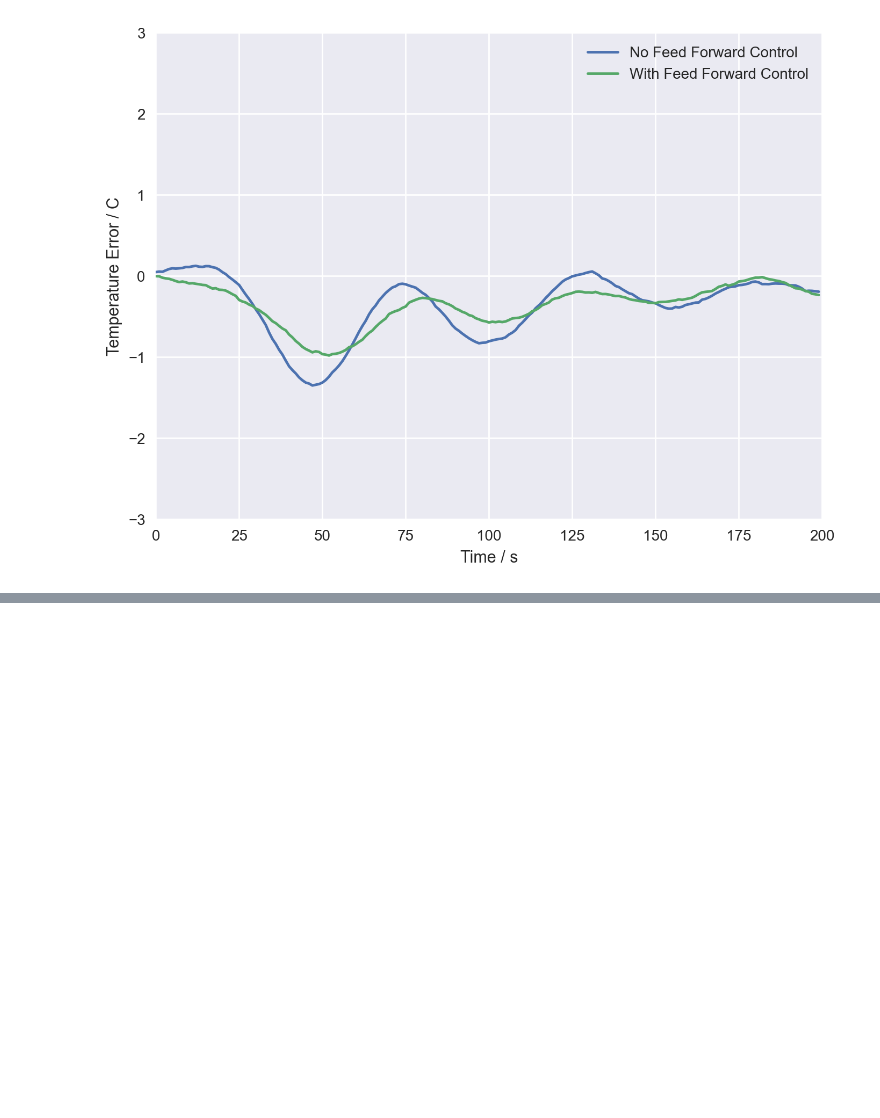
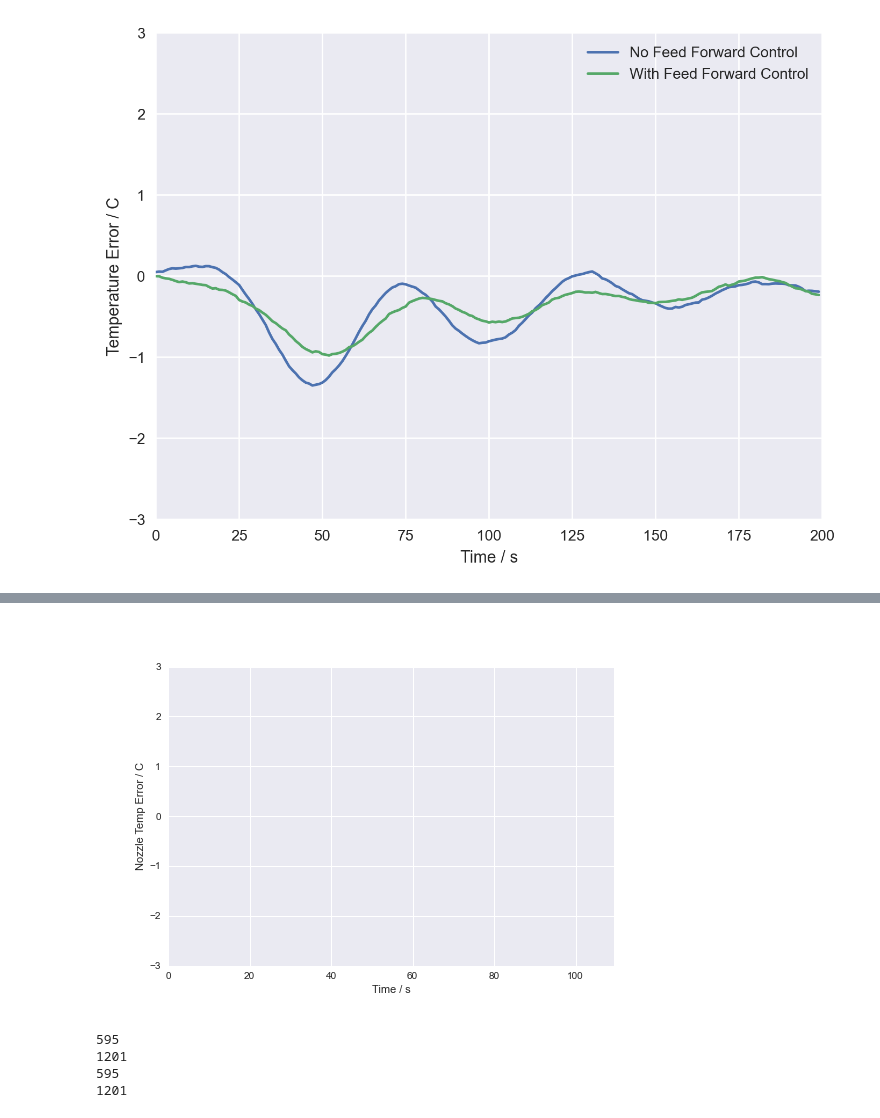
Before and after one commit to Guppy16/3D-printer-control, a Jupyter notebook: plot_analysis.ipynb, the cells around one changed output, grey strips where cells are left out. Saved outputs shown, nothing was run; the diff lists cells and outputs as text; code cells hidden in the pictures; blank space fills up the shorter version.

```diff
--- a/plot_analysis.ipynb
+++ b/plot_analysis.ipynb
@@ -83,0 +84,68 @@ print(np.mean(np.square(TFF)))
+# %%
+# Create an animation of the plots
+
+import numpy as np
+import matplotlib.pyplot as plt
+from scipy.signal import savgol_filter
+
+plt.style.use("seaborn")
+
+%matplotlib inline
+%matplotlib widget
+import matplotlib.animation as animation
+# %%
+no_ff_temp = T
+ff_temp = TFF
+frames = len(ff_temp)
+time = np.arange(frames) / 2.0
+assert len(ff_temp) == len(time)
+# %%
+fig, ax = plt.subplots()
+
+ax.set_ylabel("Nozzle Temp Error / C")
+ax.set_xlabel('Time / s')
+
+ax.set_ylim(-3, 3)
+ax.set_xlim(0, time[-1] + 10)
+
+ff_line,= ax.plot([],[])
+no_ff_line, = ax.plot([],[])
+
+def init():
+  ff_line.set_data([], [])
+  no_ff_line.set_data([],[])
+  return ff_line, no_ff_line,
+
+timestep = 0.5
+
+def update(i):
+  # If serial data not being read in time:
+  # Read from serial here
+
+  ff_line.set_data(time[:i], ff_temp[:i])
+  no_ff_line.set_data(time[:i], no_ff_temp[:i])
+  ax.autoscale()
+  # ax.relim()
+  # ax.autoscale_view()
+  return ff_line, no_ff_line,
+
+ani = animation.FuncAnimation(fig, update, init_func=init, interval=timestep*100, frames=frames, blit=True, repeat=False)
+plt.show()
+# %% [output]
+[figure, added]
+# %%
+
+ff_loaded_temp = np.load("PID_tests/EXTRUDE_FF_2_1644326302.3080046_temp.npy")
+no_ff_loaded_temp = np.load("PID_tests/EXTRUDE_test_1644247807.3613567_temp.npy")
+ff_times = np.load("PID_tests/EXTRUDE_FF_2_1644326302.3080046_times.npy")
+no_ff_times = np.load("PID_tests/EXTRUDE_test_1644247807.3613567_times.npy")
+
+print(len(ff_times))
+print(len(no_ff_times))
+print(len(ff_loaded_temp))
+print(len(no_ff_loaded_temp))
+# %% [output]
+595
+1201
+595
+1201
```
Also changed, not shown: parts of 11 cells of this notebook, 18 other files.
